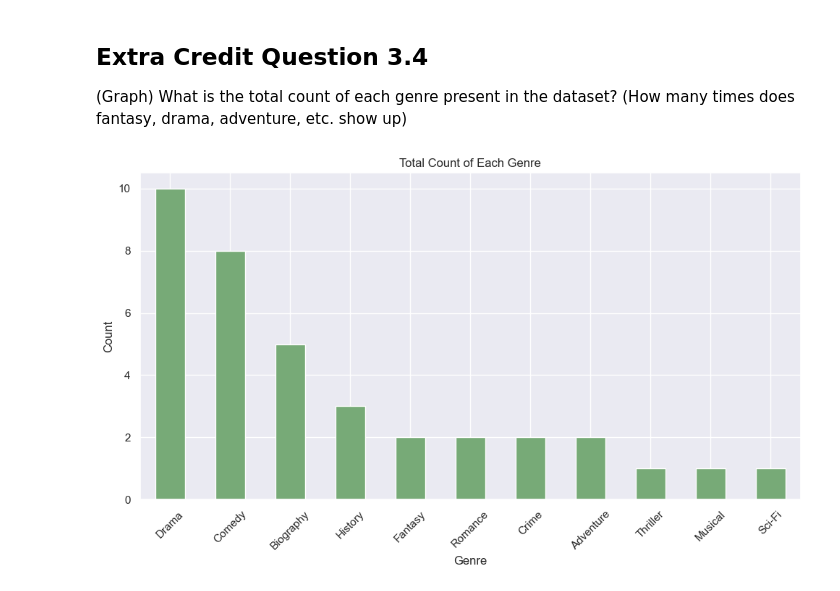
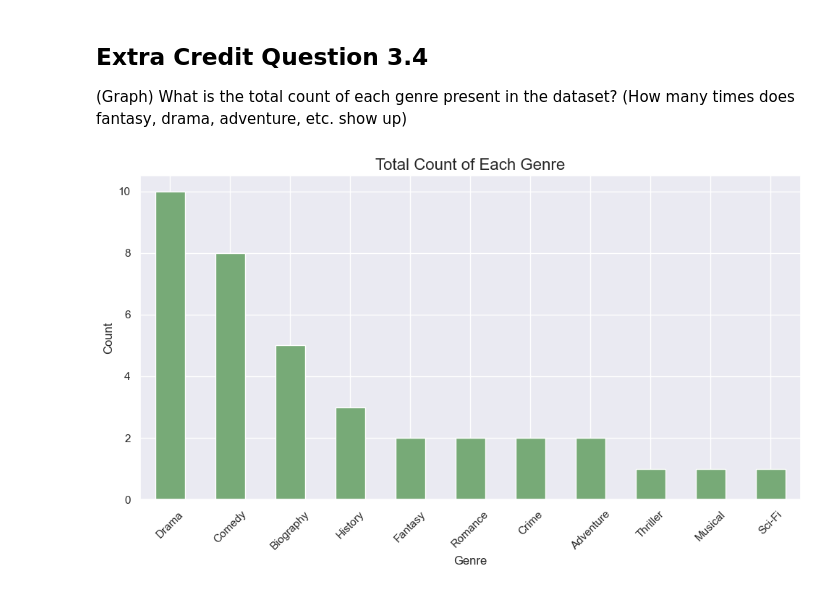
Before and after one commit to dtoshm/data_project_eight, a Jupyter notebook: movie_analysis.ipynb, the cells around one changed output. Cells and saved outputs as stored; diff of their text form; code cells hidden in the pictures.

```diff
--- a/movie_analysis.ipynb
+++ b/movie_analysis.ipynb
@@ -150,16 +140,16 @@ plt.show()
 # %%
 # Calculations
 genre_counts = movies['Genre'].str.split(', ').explode().value_counts()
 
 
 # Plot
 plt.figure(figsize=(10, 6))
 genre_counts.plot(kind='bar', color='#77AA77')
-plt.title('Total Count of Each Genre')
-plt.xlabel('Genre')
-plt.ylabel('Count')
+plt.title('Total Count of Each Genre',fontsize=16)
+plt.xlabel('Genre', fontsize=12)
+plt.ylabel('Count', fontsize=12)
 plt.xticks(rotation=45)
 plt.tight_layout()
 plt.show()
 # %% [output]
-[figure, old version]
+[figure, new version]
```
Also changed, not shown: parts of 5 cells of this notebook.
